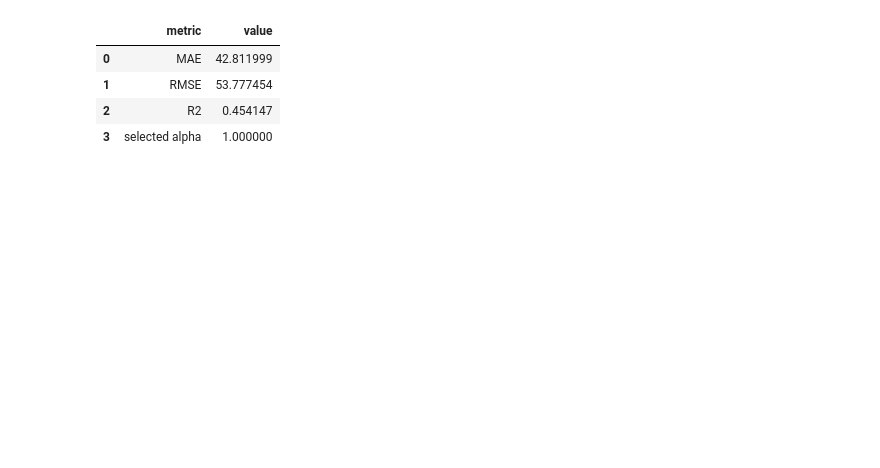
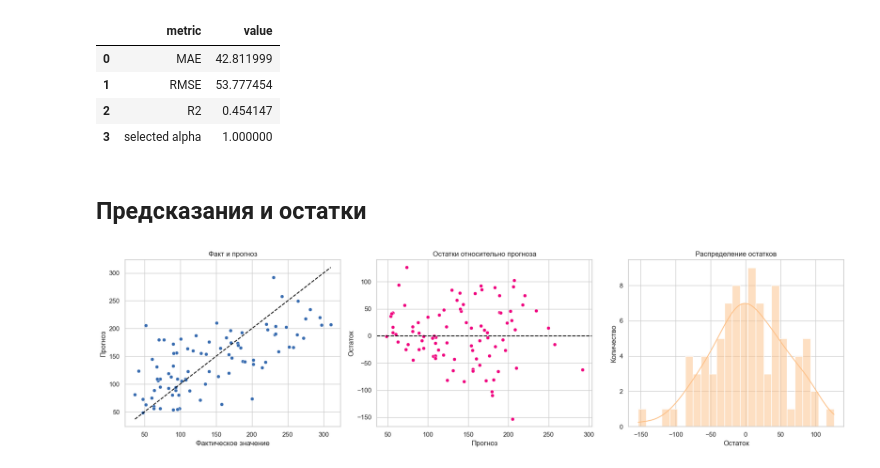
Before and after one commit to pv-afk/pv_afk, a Jupyter notebook: ML-AI/1.1. Линейная регрессия.ipynb, the cells around one changed output. Saved outputs shown, nothing was run; the diff lists cells and outputs as text; code cells hidden in the pictures; blank space fills up the shorter version.

```diff
--- a/ML-AI/1.1. Линейная регрессия.ipynb
+++ b/ML-AI/1.1. Линейная регрессия.ipynb
@@ -24,4 +71,10 @@ pd.DataFrame({"rows": [features.shape[0]], "features": [features.shape[1]]})
 # %%
+features = data.drop(columns="disease_progression")
+target = data["disease_progression"]
+train_features, test_features, train_target, test_target = train_test_split(
+    features, target, test_size=0.2, random_state=42
+)
+
 pipeline = Pipeline([
     ("imputer", SimpleImputer(strategy="median")),
     ("scaler", StandardScaler()),
@@ -45,3 +101,30 @@ pd.DataFrame({
 | 1 | RMSE | 53.777454 |
 | 2 | R2 | 0.454147 |
 | 3 | selected alpha | 1.000000 |
+# %% [markdown]
+## Предсказания и остатки
+# %%
+residuals = test_target - prediction
+limits = [min(test_target.min(), prediction.min()), max(test_target.max(), prediction.max())]
+
+fig, axes = plt.subplots(1, 3, figsize=(18, 5))
+sns.scatterplot(x=test_target, y=prediction, ax=axes[0], color="#386cb0")
+axes[0].plot(limits, limits, linestyle="--", color="black")
+axes[0].set_title("Факт и прогноз")
+axes[0].set_xlabel("Фактическое значение")
+axes[0].set_ylabel("Прогноз")
+
+sns.scatterplot(x=prediction, y=residuals, ax=axes[1], color="#f0027f")
+axes[1].axhline(0, linestyle="--", color="black")
+axes[1].set_title("Остатки относительно прогноза")
+axes[1].set_xlabel("Прогноз")
+axes[1].set_ylabel("Остаток")
+
+sns.histplot(residuals, bins=25, kde=True, ax=axes[2], color="#fdc086")
+axes[2].set_title("Распределение остатков")
+axes[2].set_xlabel("Остаток")
+axes[2].set_ylabel("Количество")
+plt.tight_layout()
+plt.show()
+# %% [output]
+[figure, added]
```
Also changed, not shown: parts of 13 cells of this notebook, 6 other files.
